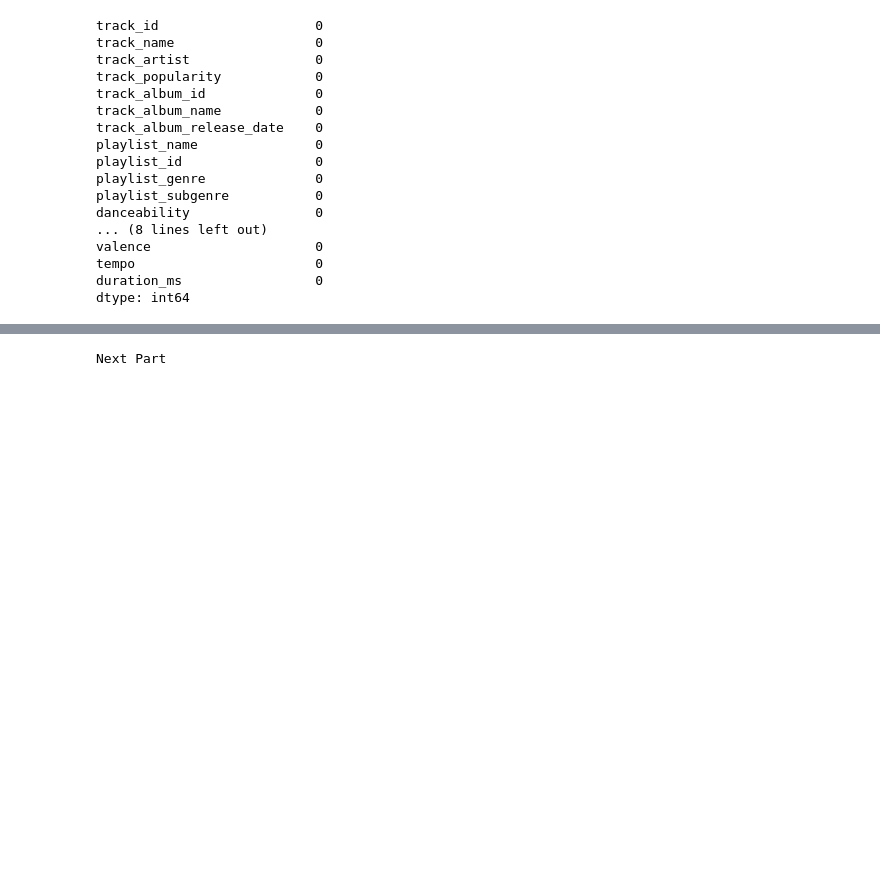
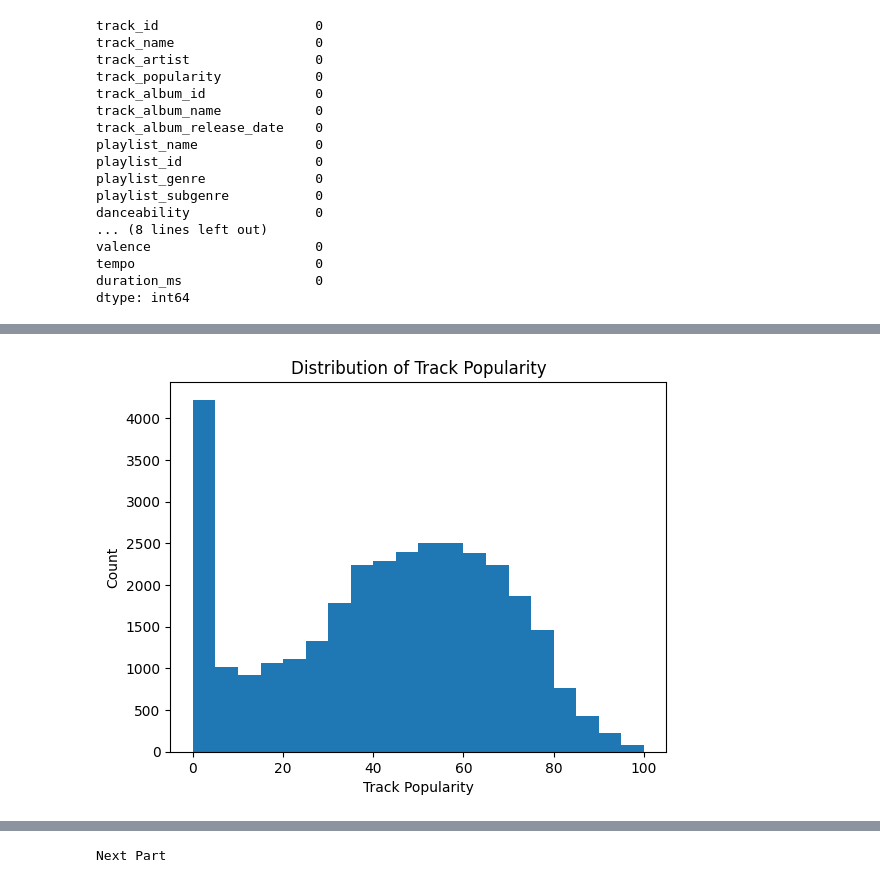
Before and after one commit to aT-404/CorizoMProject, a Jupyter notebook: Project2.ipynb, the cells around one changed output, grey strips where cells are left out. Cells and saved outputs as stored; diff of their text form; code cells hidden in the pictures; blank space fills up the shorter version.

```diff
--- a/Project2.ipynb
+++ b/Project2.ipynb
@@ -80 +112,11 @@ NameError: name 'data' is not defined
+# %%
+# Data analysis and visualization
+# Example: Histogram of track popularity
+plt.hist(df['track_popularity'], bins=20)
+plt.xlabel('Track Popularity')
+plt.ylabel('Count')
+plt.title('Distribution of Track Popularity')
+plt.show()
+# %% [output]
+[figure, added]
 # %%
```
Also changed, not shown: parts of 9 cells of this notebook.
